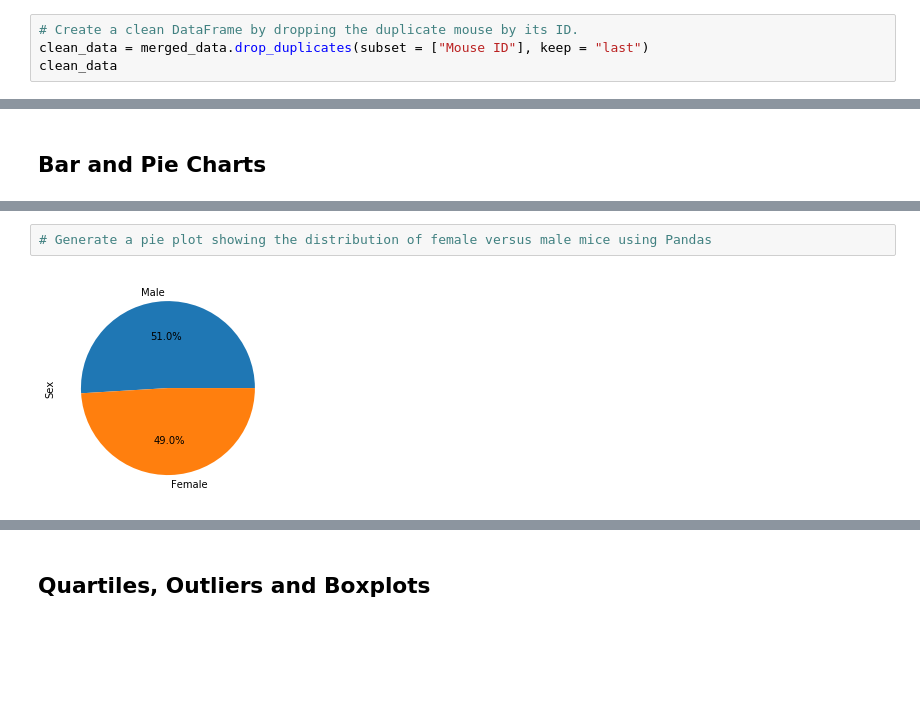
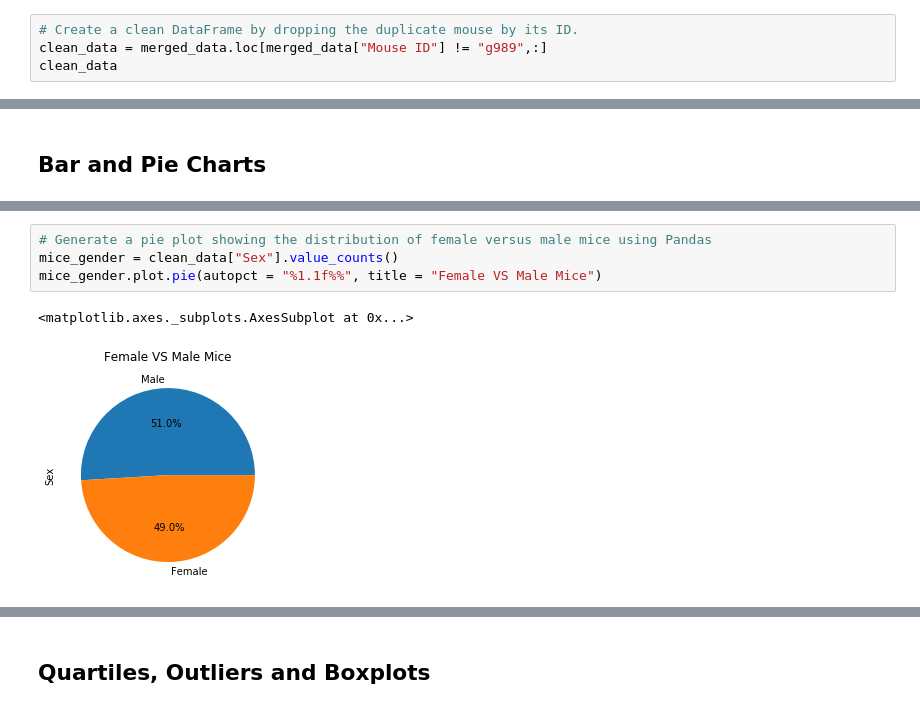
Before and after one commit to TSaravi/matplotlib-challenge, a Jupyter notebook: Pymaceuticals/pymaceuticals_starter.ipynb, the cells around one changed output, grey strips where cells are left out. Cells and saved outputs as stored; diff of their text form; blank space fills up the shorter version.

```diff
--- a/Pymaceuticals/pymaceuticals_starter.ipynb
+++ b/Pymaceuticals/pymaceuticals_starter.ipynb
@@ -70,7 +70,7 @@ dup_data
 | 920 | g989 | Propriva | Female | 21 | 26 | 35 | 62.570880 | ... |
 # %%
 # Create a clean DataFrame by dropping the duplicate mouse by its ID.
-clean_data = merged_data.drop_duplicates(subset = ["Mouse ID"], keep = "last")
+clean_data = merged_data.loc[merged_data["Mouse ID"] != "g989",:]
 clean_data
 # %% [output]
 |  | Mouse ID | Drug Regimen | Sex | Age_months | Weight (g) | Timepoint | Tumor Volume (mm3) | ... |
@@ -159,6 +163,9 @@ summary_agg
 # %%
 # Generate a pie plot showing the distribution of female versus male mice using Pandas
+mice_gender = clean_data["Sex"].value_counts()
+mice_gender.plot.pie(autopct = "%1.1f%%", title = "Female VS Male Mice")
 # %% [output]
+<matplotlib.axes._subplots.AxesSubplot at 0x...>
-[figure, old version]
+[figure, new version]
 # %%
 # Generate a pie plot showing the distribution of female versus male mice using pyplot
```
Also changed, not shown: parts of 9 cells of this notebook, 2 other files.
